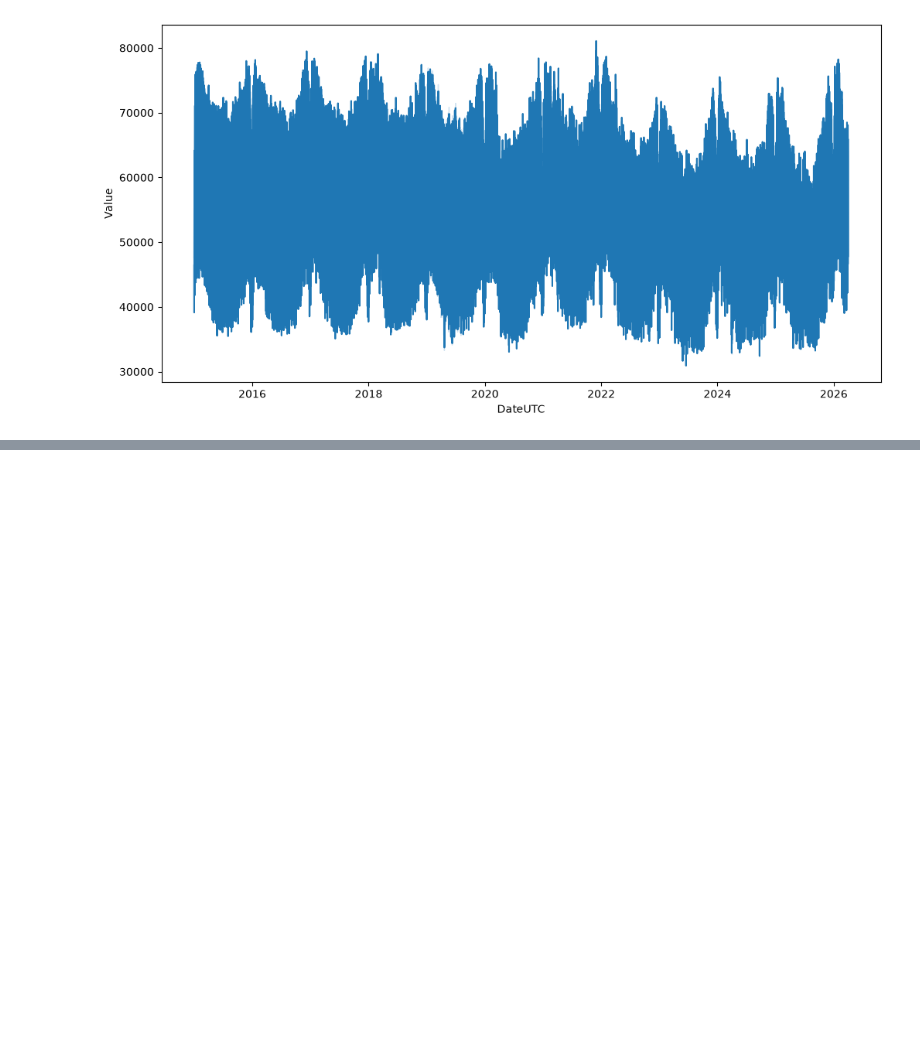
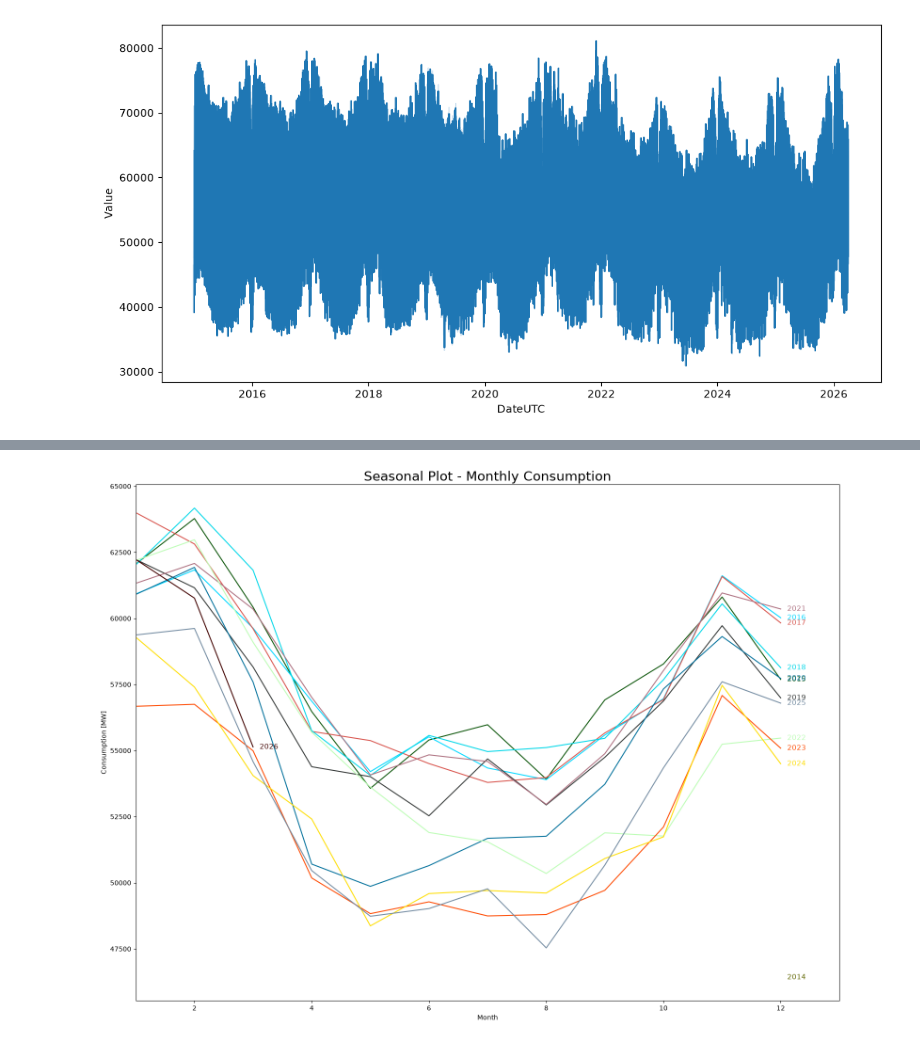
Before and after one commit to timo183/Time-Series-BA, a Jupyter notebook: eda/eda.ipynb, the cells around one changed output, grey strips where cells are left out. Cells and saved outputs as stored; diff of their text form; code cells hidden in the pictures; blank space fills up the shorter version.

Commit message:
added more eda plots

```diff
--- a/eda/eda.ipynb
+++ b/eda/eda.ipynb
@@ -27,3 +28,14 @@ sns.lineplot(data=df, x=df.index, y="Value")
 plt.show()
 # %% [output]
 [figure]
+# %%
+# Defining required fields
+df['year'] = [x for x in df.index.year]
+df['month'] = [x for x in df.index.month]
+df = df.reset_index()
+df['week'] = df['DateUTC'].apply(lambda x:x.week)
+df = df.set_index('DateUTC')
+df['hour'] = [x for x in df.index.hour]
+df['day'] = [x for x in df.index.day_of_week]
+df['day_str'] = [x.strftime('%a') for x in df.index]
+df['year_month'] = [str(x.year) + '_' + str(x.month) for x in df.index]
@@ -29,0 +60,4 @@ plt.show()
+# %%
+plot_yearly_seasonality(df)
+# %% [output]
+[figure, added]
```
Also changed, not shown: parts of 6 cells of this notebook, 3 other files.
